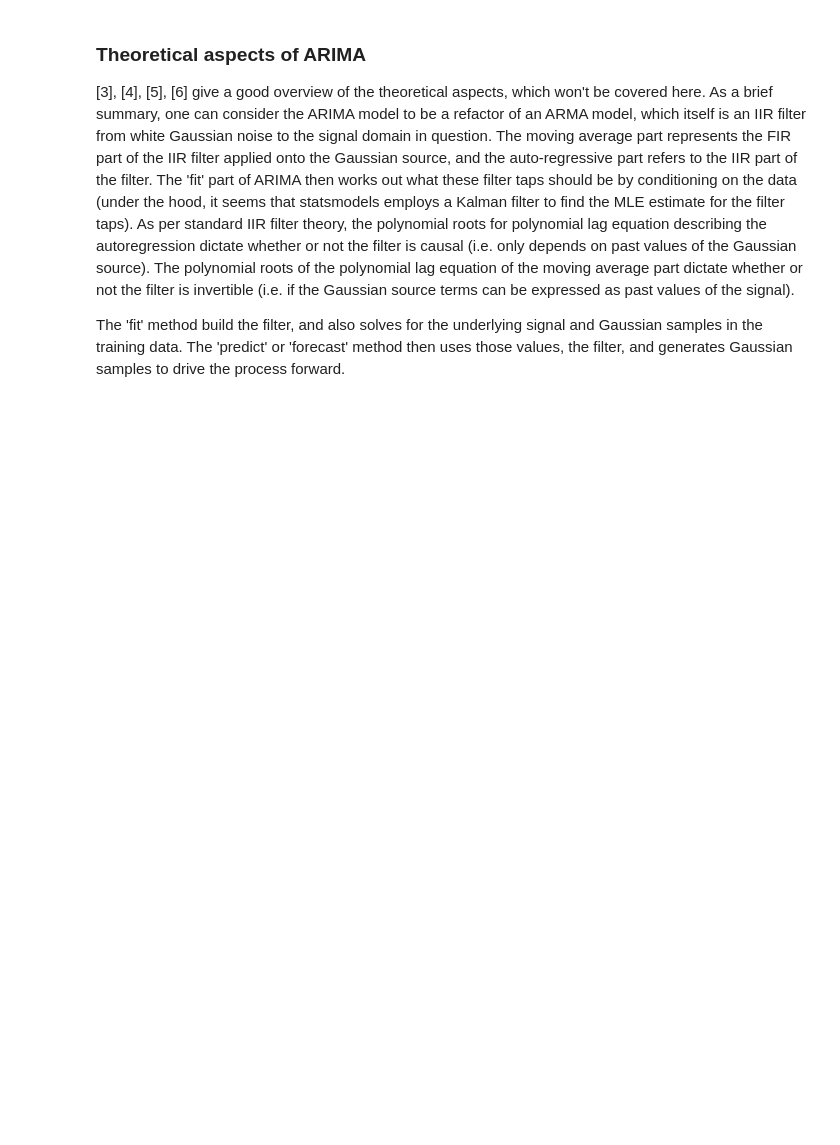
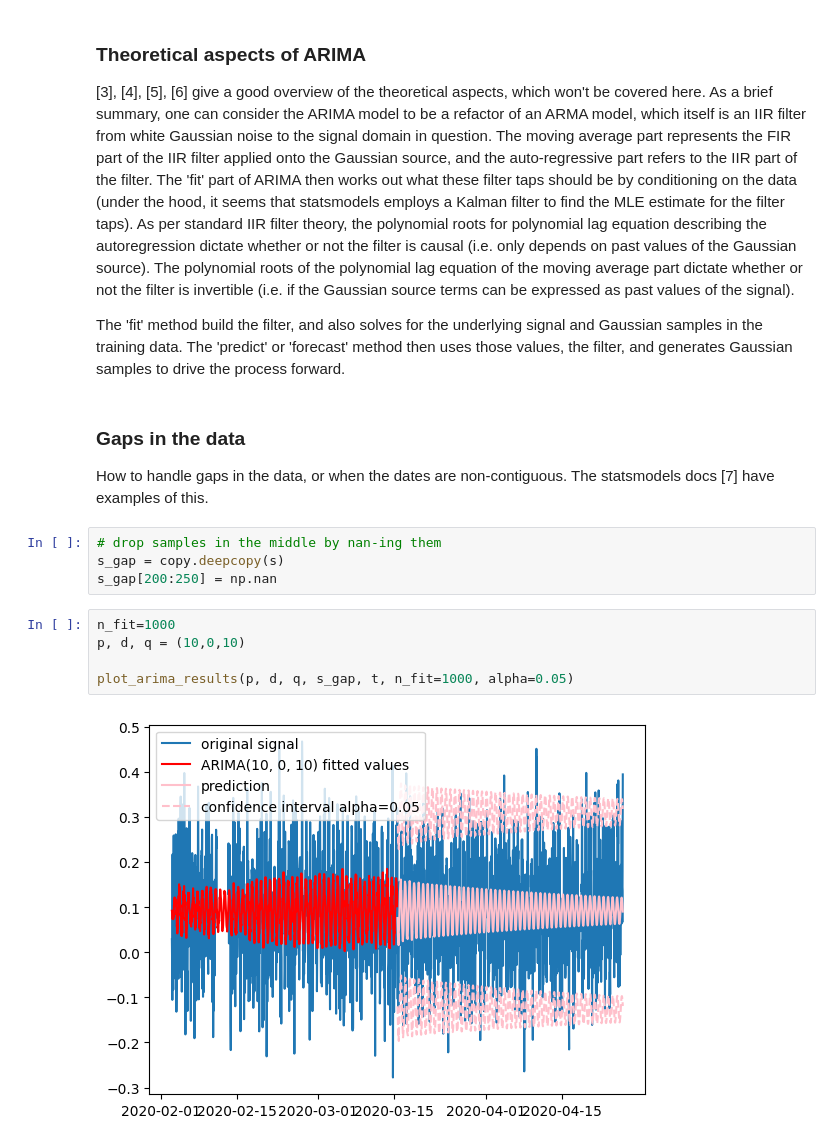
Before and after one commit to nagi49000/stats-play, a Jupyter notebook: python/notebooks/arima-models-on-timeseries.ipynb, the cells around one changed output. Cells and saved outputs as stored; diff of their text form; blank space fills up the shorter version.

Commit message:
added examples with missing data

```diff
--- a/python/notebooks/arima-models-on-timeseries.ipynb
+++ b/python/notebooks/arima-models-on-timeseries.ipynb
@@ -151,6 +154,21 @@ plot_arima_results(5, 0, 5, s, t)
 [3], [4], [5], [6] give a good overview of the theoretical aspects, which won't be covered here. As a brief summary, one can consider the ARIMA model to be a refactor of an ARMA model, which itself is an IIR filter from white Gaussian noise to the signal domain in question. The moving average part represents the FIR part of the IIR filter applied onto the Gaussian source, and the auto-regressive part refers to the IIR part of the filter. The 'fit' part of ARIMA then works out what these filter taps should be by conditioning on the data (under the hood, it seems that statsmodels employs a Kalman filter to find the MLE estimate for the filter taps). As per standard IIR filter theory, the polynomial roots for polynomial lag equation describing the autoregression dictate whether or not the filter is causal (i.e. only depends on past values of the Gaussian source). The polynomial roots of the polynomial lag equation of the moving average part dictate whether or not the filter is invertible (i.e. if the Gaussian source terms can be expressed as past values of the signal).
 
 The 'fit' method build the filter, and also solves for the underlying signal and Gaussian samples in the training data. The 'predict' or 'forecast' method then uses those values, the filter, and generates Gaussian samples to drive the process forward.
+# %% [markdown]
+### Gaps in the data
+
+How to handle gaps in the data, or when the dates are non-contiguous. The statsmodels docs [7] have examples of this.
+# %%
+# drop samples in the middle by nan-ing them
+s_gap = copy.deepcopy(s)
+s_gap[200:250] = np.nan
+# %%
+n_fit=1000
+p, d, q = (10,0,10)
+
+plot_arima_results(p, d, q, s_gap, t, n_fit=1000, alpha=0.05)
+# %% [output]
+[figure, added]
 # %% [markdown]
 ### References
 
```
Also changed, not shown: parts of 12 cells of this notebook.
